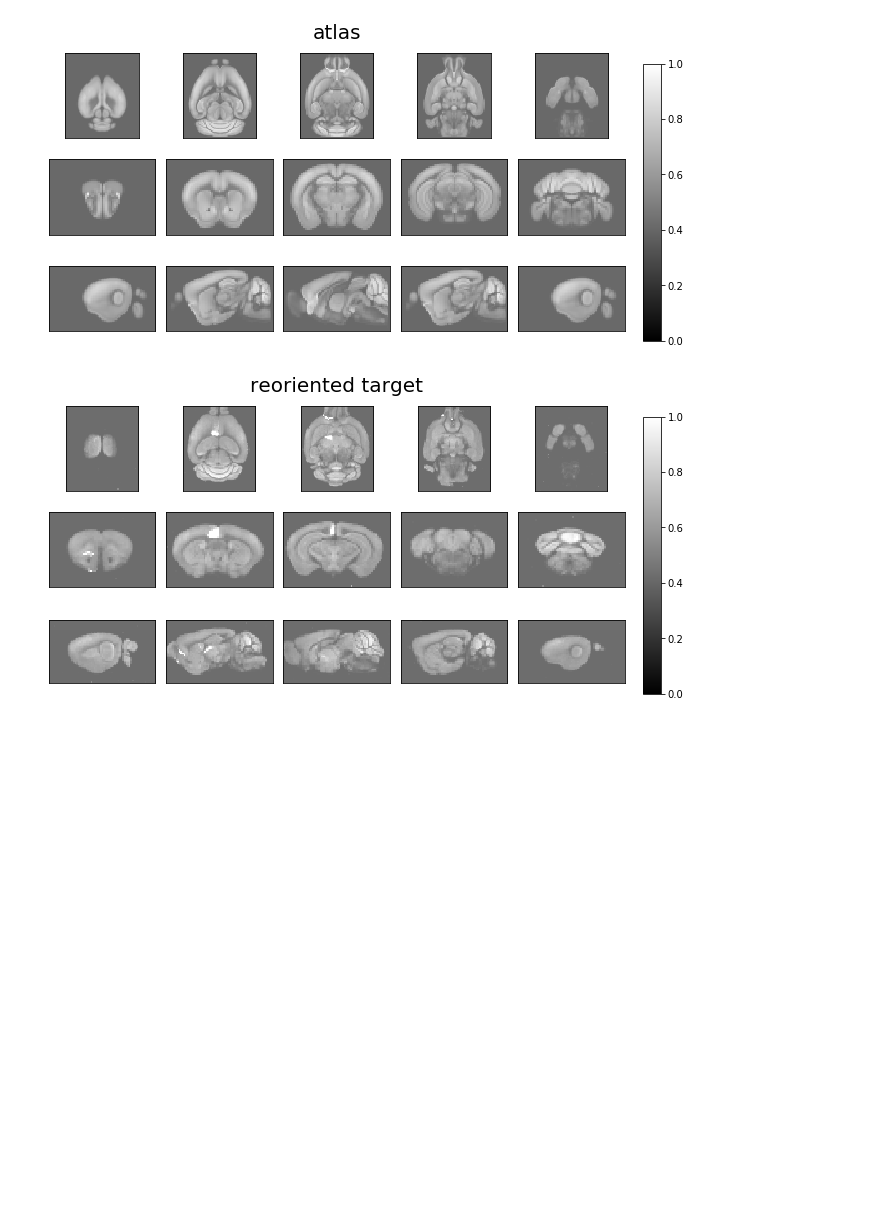
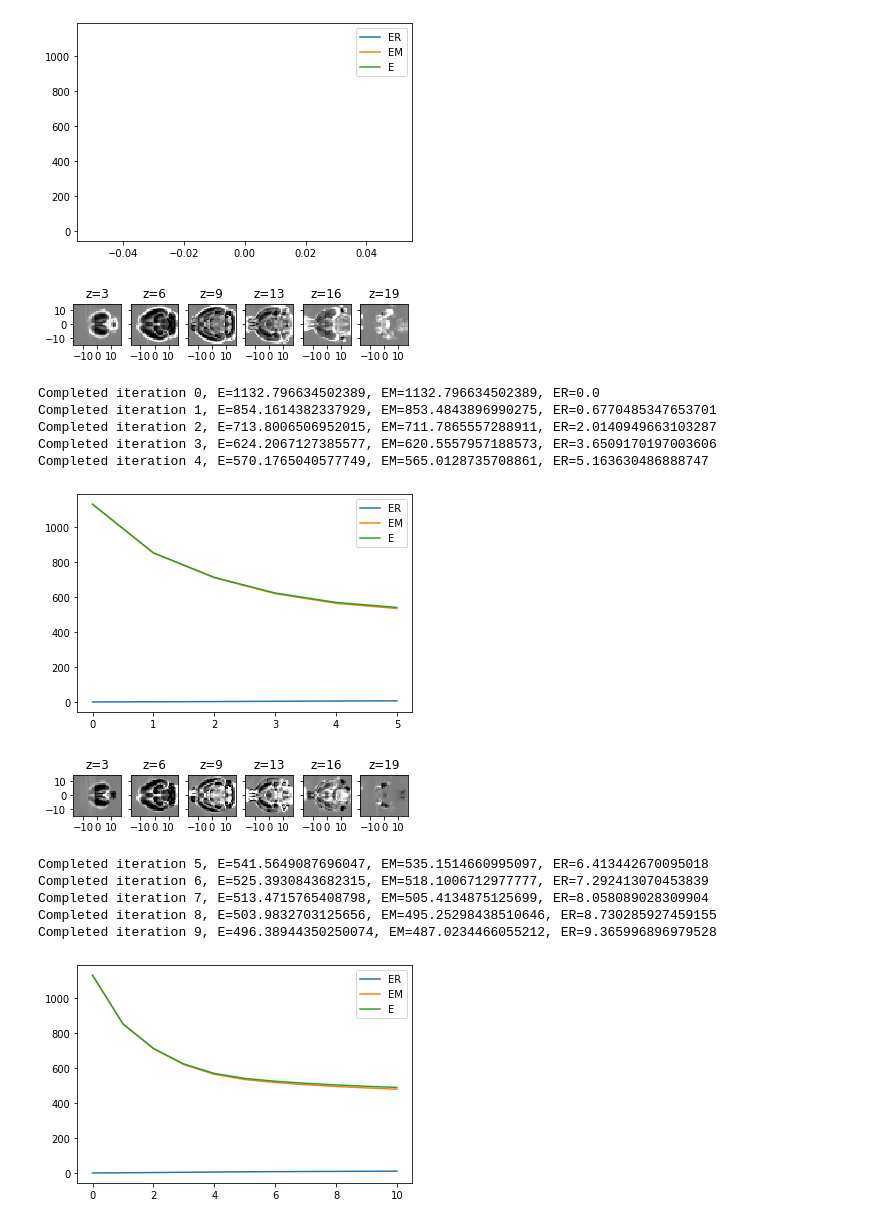
Before and after one commit to neurodata/ardent, a Jupyter notebook: demo-CCF-Nissl.ipynb, the cells around one changed output. Cells and saved outputs as stored; diff of their text form; code cells hidden in the pictures; blank space fills up the shorter version.

```diff
--- a/demo-CCF-Nissl.ipynb
+++ b/demo-CCF-Nissl.ipynb
@@ -25,26 +24,24 @@ ardent.heatslices(target, title='target', limit_mode='stdev')
-# %%
-#%% Orient images.
-# Here we will orient the target to the template (atlas).
-reoriented_target = np.copy(target)
-reoriented_target = np.rot90(reoriented_target, axes=(1,2))
-reoriented_target = np.rot90(reoriented_target, axes=(2,0))
-reoriented_target = np.flip(reoriented_target, axis=0)
-reoriented_target = np.flip(reoriented_target, axis=1)
-
-# View
-ardent.heatslices(atlas, title='atlas', limit_mode='stdev')
-ardent.heatslices(reoriented_target, title='reoriented target', limit_mode='stdev')
-# %% [output]
-[figure, removed]
-[figure, removed]
-# %%
-#%% Use reoriented target.
-target = reoriented_target.copy()
 # %%
 #%% Perform registration.
 transform = ardent.Transform()
 transform.register(template=atlas, target=target,
-                   sigmaM=1.0,sigmaR=1e3,
-                   sigmaA=10.0,
-                   eV=1e0, eT=1e-5, eL=1e-8,
+                   sigmaM=3.0,sigmaR=1e2,
+                   order=4, # add a cubic polynomial transform
+                   eV=5e1, eT=1e-5, eL=1e-8,
                    niter=50, draw=True)
+# %% [output]
+[figure, added]
+[figure, added]
+Completed iteration 0, E=1132.796634502389, EM=1132.796634502389, ER=0.0
+Completed iteration 1, E=854.1614382337929, EM=853.4843896990275, ER=0.6770485347653701
+Completed iteration 2, E=713.8006506952015, EM=711.7865557288911, ER=2.0140949663103287
+Completed iteration 3, E=624.2067127385577, EM=620.5557957188573, ER=3.6509170197003606
+Completed iteration 4, E=570.1765040577749, EM=565.0128735708861, ER=5.163630486888747
+[figure, added]
+[figure, added]
+Completed iteration 5, E=541.5649087696047, EM=535.1514660995097, ER=6.413442670095018
+Completed iteration 6, E=525.3930843682315, EM=518.1006712977777, ER=7.292413070453839
+Completed iteration 7, E=513.4715765408798, EM=505.4134875125699, ER=8.058089028309904
+Completed iteration 8, E=503.9832703125656, EM=495.25298438510646, ER=8.730285927459155
+Completed iteration 9, E=496.38944350250074, EM=487.0234466055212, ER=9.365996896979528
+[figure, added]
```
Also changed, not shown: parts of 4 cells of this notebook, 3 other files.
